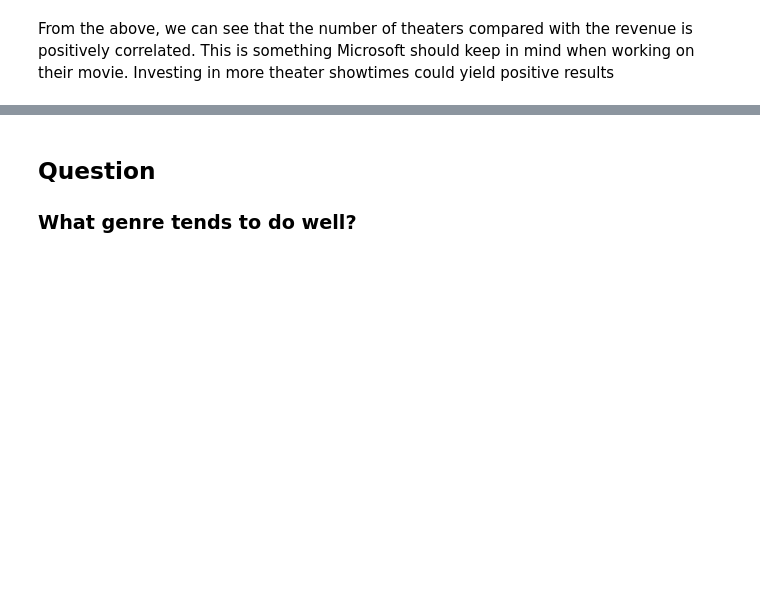
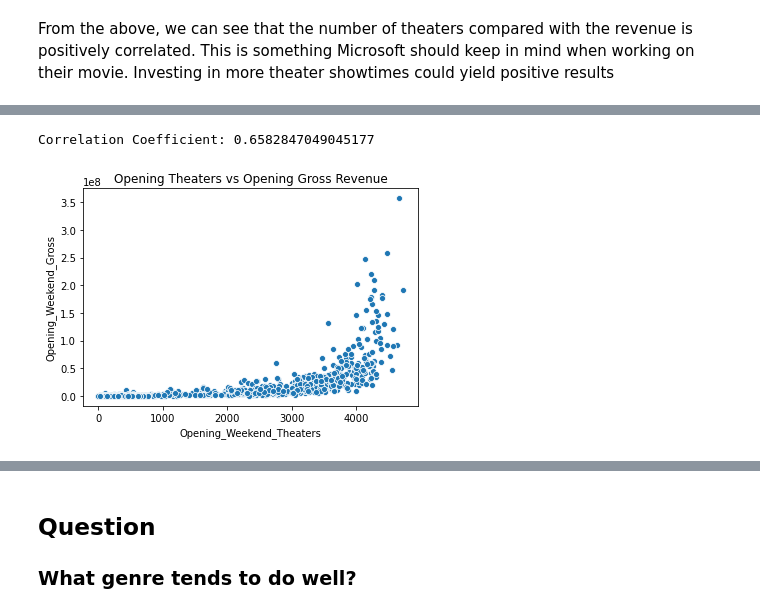
Before and after one commit to bmccabe96/Movie_Box_Office_Analysis, a Jupyter notebook: Mojo_and_Twitter_Analysis.ipynb, the cells around one changed output, grey strips where cells are left out. Saved outputs shown, nothing was run; the diff lists cells and outputs as text; code cells hidden in the pictures; blank space fills up the shorter version.

```diff
--- a/Mojo_and_Twitter_Analysis.ipynb
+++ b/Mojo_and_Twitter_Analysis.ipynb
@@ -76,0 +92,9 @@ From the above, we can see that the number of theaters compared with the revenue
+# %%
+sns.scatterplot(data=df, x='Opening_Weekend_Theaters', y='Opening_Weekend_Gross')
+plt.title('Opening Theaters vs Opening Gross Revenue')
+#plt.show()
+plt.savefig('/Users/brianmccabe/Desktop/Opening__Theaters_vs_Gross')
+print('Correlation Coefficient: {}'.format(np.corrcoef(df['Opening_Weekend_Theaters'], df['Opening_Weekend_Gross'])[0][1]))
+# %% [output]
+Correlation Coefficient: 0.6582847049045177
+[figure, added]
```
Also changed, not shown: parts of 9 cells of this notebook.
